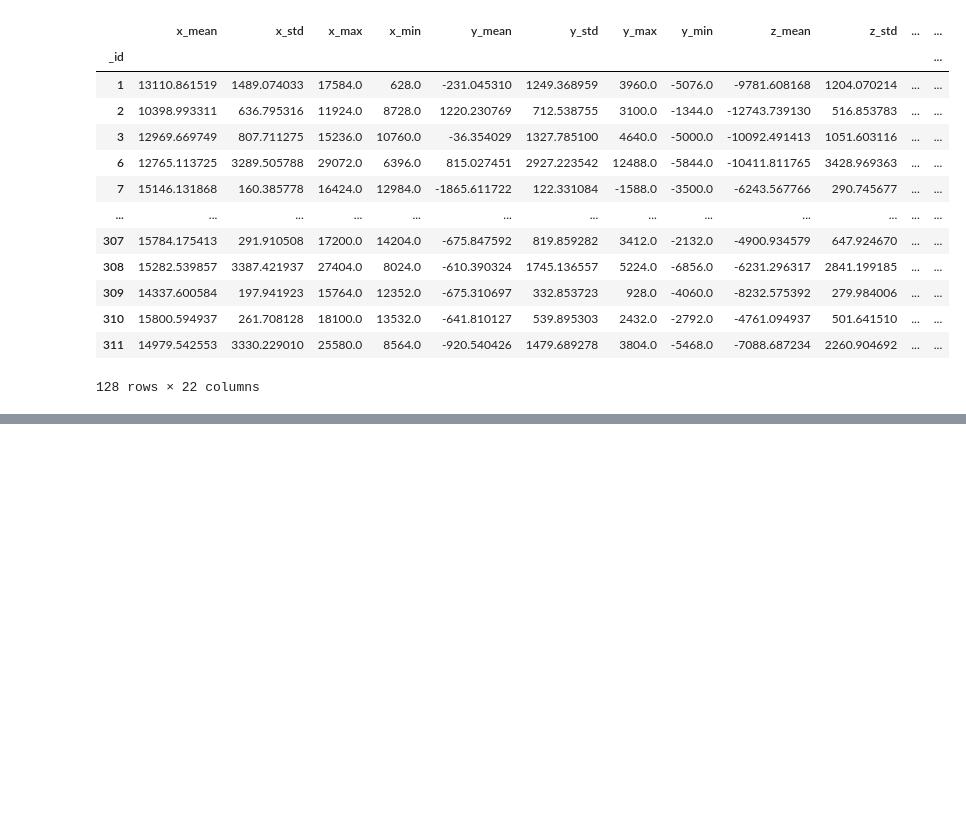
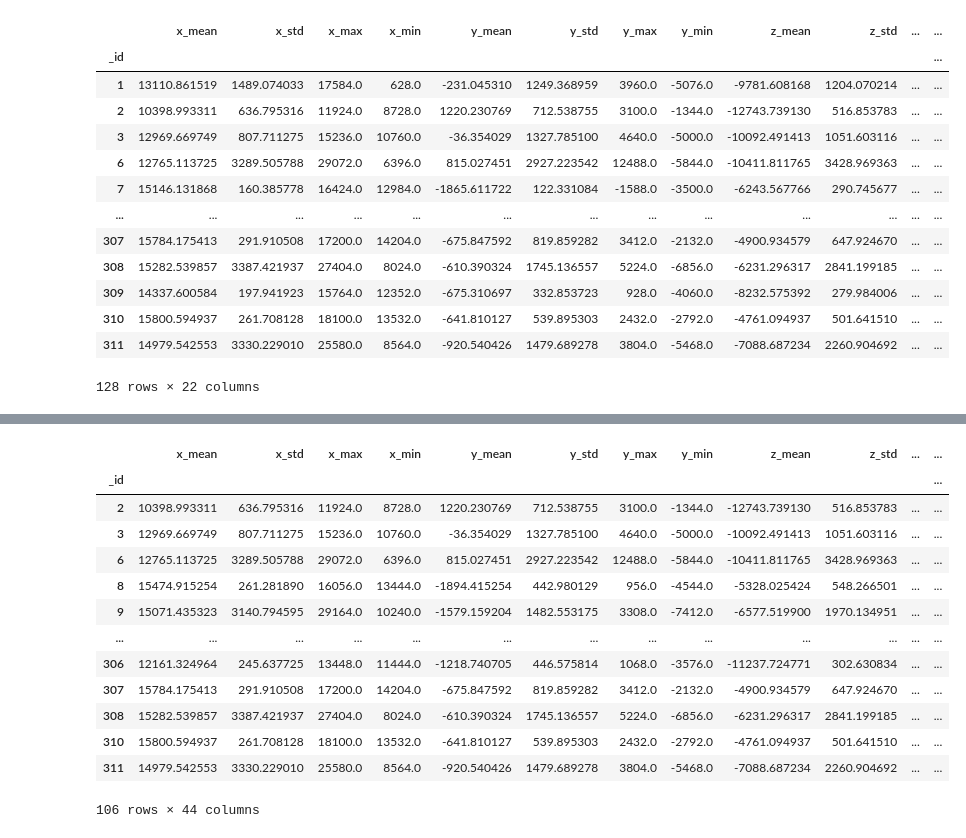
Before and after one commit to gizarchik/PostureCorrector, a Jupyter notebook: Classic ML/adding_pos1_feature.ipynb, the cells around one changed output, grey strips where cells are left out. Drawn from its saved outputs; the diff is of its cells as text; code cells hidden in the pictures; blank space fills up the shorter version.

```diff
--- a/Classic ML/adding_pos1_feature.ipynb
+++ b/Classic ML/adding_pos1_feature.ipynb
@@ -48,0 +46,34 @@ pos1.columns = list(map(lambda x: x + '_pos1', data.columns))
+# %%
+added_person = person.loc[added_idx].copy()
+rest_person = person.loc[rest_idx].copy()
+# %%
+id_cols = ['height', 'mass', 'age', 'sex']
+# %%
+new_data = pd.DataFrame()
+added_col_names = list(map(lambda x: x + '_pos1', data.columns))
+# %%
+for added_idx, x in added_person[id_cols].iterrows():
+    rest_idx = rest_person[np.all(rest_person[id_cols] == x, axis=1)].index
+
+    added_row = data.loc[added_idx]
+    rest_rows = data.loc[rest_idx]
+    rest_rows[added_col_names] = added_row
+
+    new_data = pd.concat([new_data, rest_rows])
+# %%
+new_data
+# %% [output]
+|  | x_mean | x_std | x_max | x_min | y_mean | y_std | y_max | y_min | z_mean | z_std | ... | ... |
+| _id |  |  |  |  |  |  |  |  |  |  |  | ... |
+| 2 | 10398.993311 | 636.795316 | 11924.0 | 8728.0 | 1220.230769 | 712.538755 | 3100.0 | -1344.0 | -12743.739130 | 516.853783 | ... | ... |
+| 3 | 12969.669749 | 807.711275 | 15236.0 | 10760.0 | -36.354029 | 1327.785100 | 4640.0 | -5000.0 | -10092.491413 | 1051.603116 | ... | ... |
+| 6 | 12765.113725 | 3289.505788 | 29072.0 | 6396.0 | 815.027451 | 2927.223542 | 12488.0 | -5844.0 | -10411.811765 | 3428.969363 | ... | ... |
+| 8 | 15474.915254 | 261.281890 | 16056.0 | 13444.0 | -1894.415254 | 442.980129 | 956.0 | -4544.0 | -5328.025424 | 548.266501 | ... | ... |
+| 9 | 15071.435323 | 3140.794595 | 29164.0 | 10240.0 | -1579.159204 | 1482.553175 | 3308.0 | -7412.0 | -6577.519900 | 1970.134951 | ... | ... |
+| ... | ... | ... | ... | ... | ... | ... | ... | ... | ... | ... | ... | ... |
+| 306 | 12161.324964 | 245.637725 | 13448.0 | 11444.0 | -1218.740705 | 446.575814 | 1068.0 | -3576.0 | -11237.724771 | 302.630834 | ... | ... |
+| 307 | 15784.175413 | 291.910508 | 17200.0 | 14204.0 | -675.847592 | 819.859282 | 3412.0 | -2132.0 | -4900.934579 | 647.924670 | ... | ... |
+| 308 | 15282.539857 | 3387.421937 | 27404.0 | 8024.0 | -610.390324 | 1745.136557 | 5224.0 | -6856.0 | -6231.296317 | 2841.199185 | ... | ... |
+| 310 | 15800.594937 | 261.708128 | 18100.0 | 13532.0 | -641.810127 | 539.895303 | 2432.0 | -2792.0 | -4761.094937 | 501.641510 | ... | ... |
+| 311 | 14979.542553 | 3330.229010 | 25580.0 | 8564.0 | -920.540426 | 1479.689278 | 3804.0 | -5468.0 | -7088.687234 | 2260.904692 | ... | ... |
+106 rows × 44 columns
```
Also changed, not shown: parts of 8 cells of this notebook, 33 other files.
